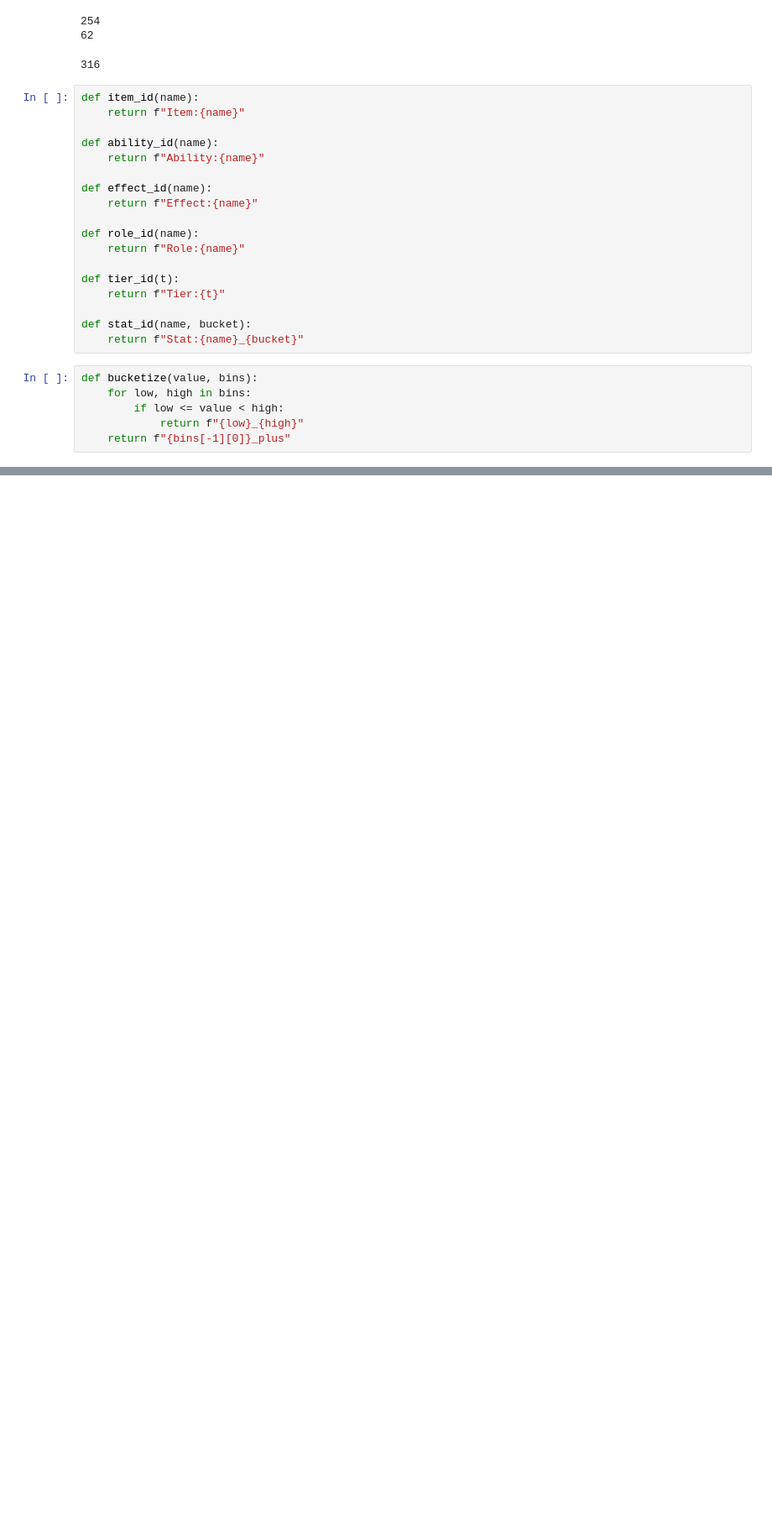
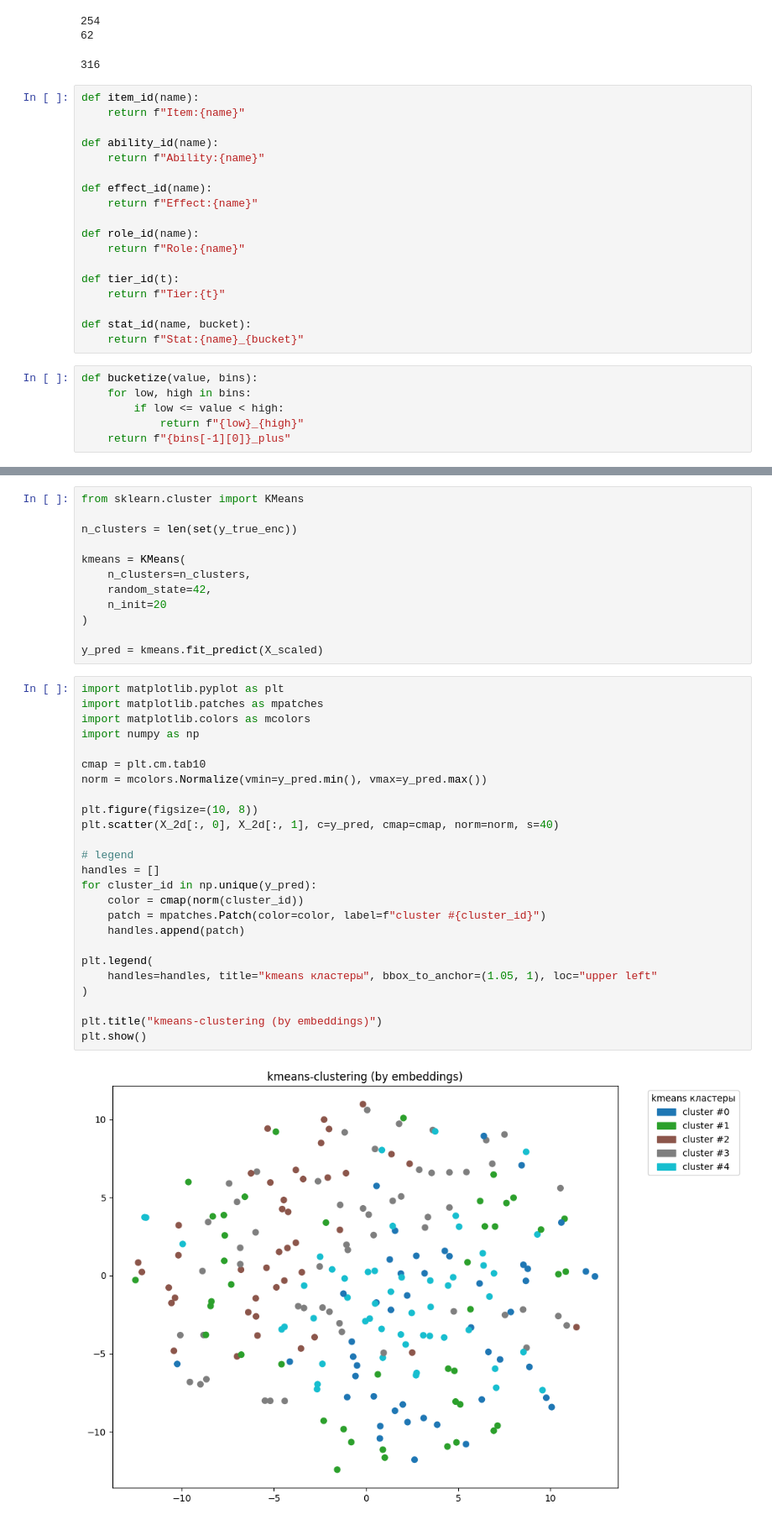
Before and after one commit to lavrentious/kg-proj, a Jupyter notebook: kg/embedding/main.ipynb, the cells around one changed output, grey strips where cells are left out. Shown: that part at 84% size. Cells and saved outputs as stored; diff of their text form; blank space fills up the shorter version.

Commit message:
feat: clusters

```diff
--- a/kg/embedding/main.ipynb
+++ b/kg/embedding/main.ipynb
@@ -285,0 +397,39 @@ plt.show()
+# %%
+from sklearn.cluster import KMeans
+
+n_clusters = len(set(y_true_enc))
+
+kmeans = KMeans(
+    n_clusters=n_clusters,
+    random_state=42,
+    n_init=20
+)
+
+y_pred = kmeans.fit_predict(X_scaled)
+# %%
+import matplotlib.pyplot as plt
+import matplotlib.patches as mpatches
+import matplotlib.colors as mcolors
+import numpy as np
+
+cmap = plt.cm.tab10
+norm = mcolors.Normalize(vmin=y_pred.min(), vmax=y_pred.max())
+
+plt.figure(figsize=(10, 8))
+plt.scatter(X_2d[:, 0], X_2d[:, 1], c=y_pred, cmap=cmap, norm=norm, s=40)
+
+# legend
+handles = []
+for cluster_id in np.unique(y_pred):
+    color = cmap(norm(cluster_id))
+    patch = mpatches.Patch(color=color, label=f"cluster #{cluster_id}")
+    handles.append(patch)
+
+plt.legend(
+    handles=handles, title="kmeans кластеры", bbox_to_anchor=(1.05, 1), loc="upper left"
+)
+
+plt.title("kmeans-clustering (by embeddings)")
+plt.show()
+# %% [output]
+[figure, added]
```
Also changed, not shown: parts of 12 cells of this notebook.
